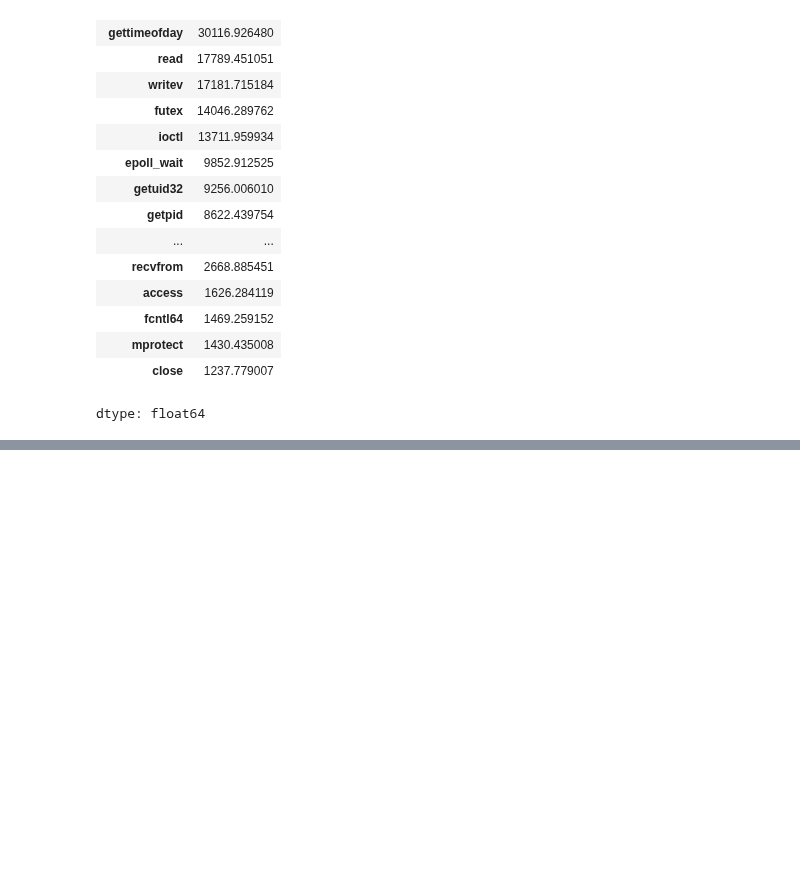
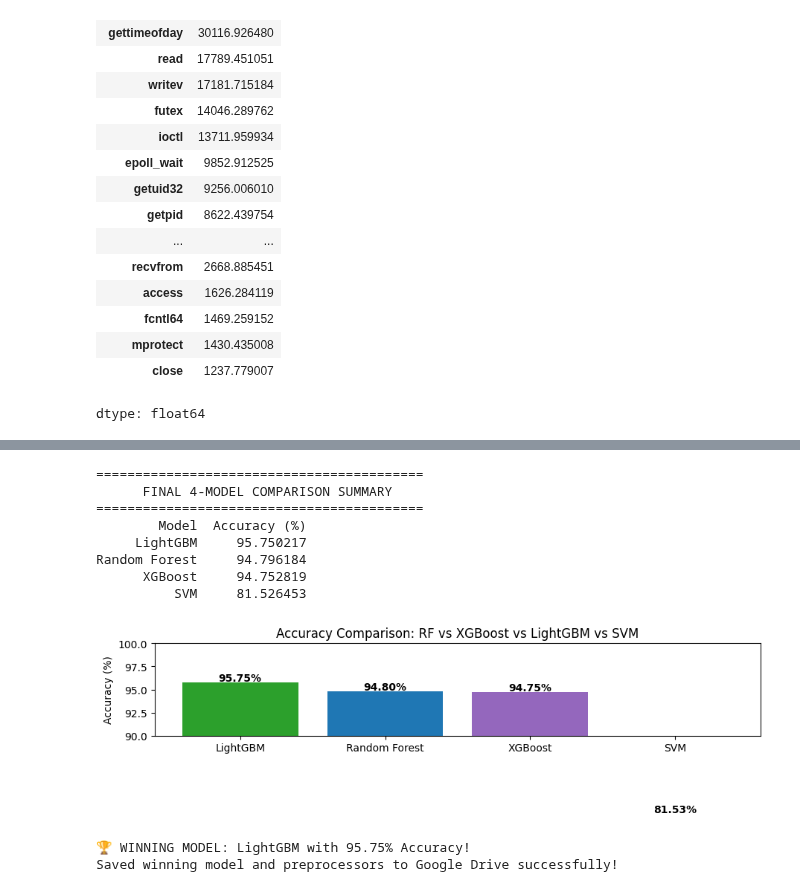
Before and after one commit to swapnasaina274/malicious-mobile-app-detection, a Jupyter notebook: Malicious_Mobile_Application_Detection.ipynb, the cells around one changed output, grey strips where cells are left out. Cells and saved outputs as stored; diff of their text form; code cells hidden in the pictures; blank space fills up the shorter version.

```diff
--- a/Malicious_Mobile_Application_Detection.ipynb
+++ b/Malicious_Mobile_Application_Detection.ipynb
@@ -353,0 +314,15 @@ Model, Scaler, and Label Encoder saved successfully to Google Drive!
+# %%
+from sklearn.svm import SVC
+
+# 1. Initialize and train SVM
+svm_model = SVC(kernel='rbf', C=1.0, probability=True, random_state=42)
+print("Training Support Vector Machine (SVM) Classifier...")
+svm_model.fit(X_train_scaled, y_train)
+
+# 2. Predict & Evaluate
+svm_preds = svm_model.predict(X_test_scaled)
+svm_acc = accuracy_score(y_test, svm_preds)
+
+print(f"SVM Accuracy: {svm_acc * 100:.2f}%\n")
+print("--- SVM Classification Report ---")
+print(classification_report(y_test, svm_preds, target_names=label_encoder.classes_))
@@ -353,0 +383,65 @@ Model, Scaler, and Label Encoder saved successfully to Google Drive!
+# %%
+import pandas as pd
+import matplotlib.pyplot as plt
+import joblib
+
+# 1. Aggregate and rank all 4 model performances
+comparison_df = pd.DataFrame({
+    'Model': ['Random Forest', 'XGBoost', 'LightGBM', 'SVM'],
+    'Accuracy (%)': [rf_acc * 100, xgb_acc * 100, lgbm_acc * 100, svm_acc * 100]
+}).sort_values(by='Accuracy (%)', ascending=False)
+
+print("==========================================")
+print("      FINAL 4-MODEL COMPARISON SUMMARY    ")
+print("==========================================")
+print(comparison_df.to_string(index=False))
+
+# 2. Plot performance comparison
+plt.figure(figsize=(9, 5))
+bars = plt.bar(comparison_df['Model'], comparison_df['Accuracy (%)'], color=['#2ca02c', '#1f77b4', '#9467bd', '#ff7f0e'])
+plt.ylim(90, 100)
+plt.ylabel('Accuracy (%)')
+plt.title('Accuracy Comparison: RF vs XGBoost vs LightGBM vs SVM')
+
+for bar in bars:
+    yval = bar.get_height()
+    plt.text(bar.get_x() + bar.get_width()/2, yval + 0.15, f"{yval:.2f}%", ha='center', fontweight='bold')
+
+plt.tight_layout()
+plt.show()
+
+# 3. Identify and save the winning model to Google Drive
+best_model_name = comparison_df.iloc[0]['Model']
+best_accuracy = comparison_df.iloc[0]['Accuracy (%)']
+
+model_dict = {
+    'Random Forest': rf_model,
+    'XGBoost': xgb_model,
+    'LightGBM': lgbm_model,
+    'SVM': svm_model
+}
+
+winning_model = model_dict[best_model_name]
+
+model_save_path = f'/content/drive/MyDrive/best_malware_model_{best_model_name.replace(" ", "_").lower()}.pkl'
+scaler_save_path = '/content/drive/MyDrive/malware_scaler.pkl'
+encoder_save_path = '/content/drive/MyDrive/malware_label_encoder.pkl'
+
+joblib.dump(winning_model, model_save_path)
+joblib.dump(scaler, scaler_save_path)
+joblib.dump(label_encoder, encoder_save_path)
+
+print(f"\n🏆 WINNING MODEL: {best_model_name} with {best_accuracy:.2f}% Accuracy!")
+print(f"Saved winning model and preprocessors to Google Drive successfully!")
+# %% [output]
+==========================================
+      FINAL 4-MODEL COMPARISON SUMMARY
+==========================================
+        Model  Accuracy (%)
+     LightGBM     95.750217
+Random Forest     94.796184
+      XGBoost     94.752819
+          SVM     81.526453
+[figure, added]
+🏆 WINNING MODEL: LightGBM with 95.75% Accuracy!
+Saved winning model and preprocessors to Google Drive successfully!
```
Also changed, not shown: parts of 14 cells of this notebook.
